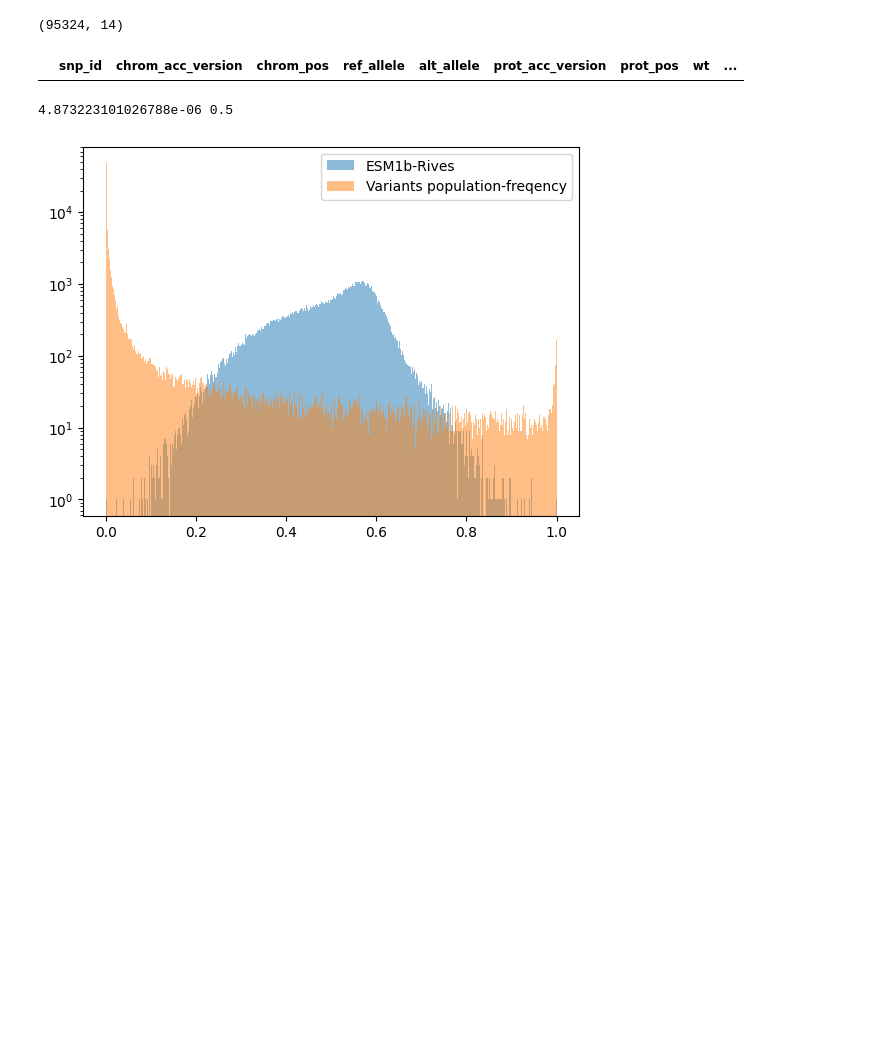
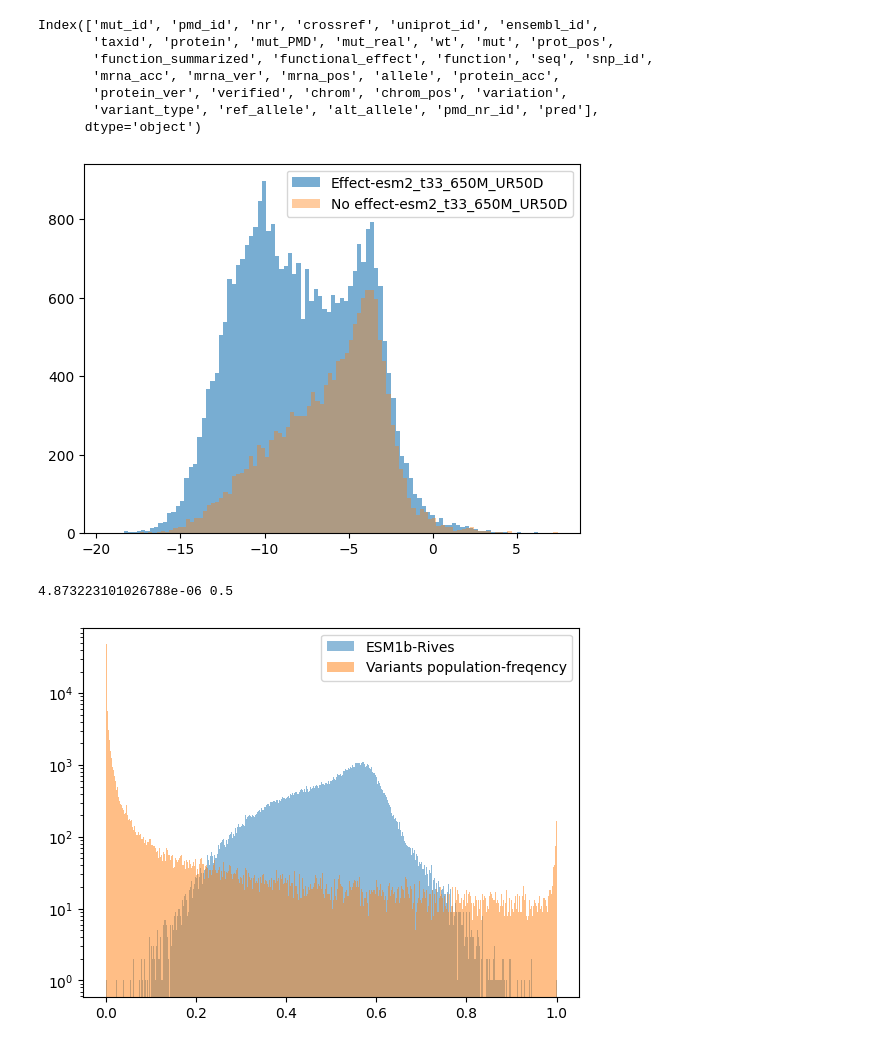
Before and after one commit to akabiraka/variant_effect_analysis, a Jupyter notebook: models/esm_rives/popu_freq_pred_analysis.ipynb, the cells around one changed output. Cells and saved outputs as stored; diff of their text form; code cells hidden in the pictures; blank space fills up the shorter version.

```diff
--- a/models/esm_rives/popu_freq_pred_analysis.ipynb
+++ b/models/esm_rives/popu_freq_pred_analysis.ipynb
@@ -13,14 +13,30 @@ from scipy.stats import spearmanr, pearsonr
 import matplotlib.pyplot as plt
 %matplotlib inline
 # %%
-model_name = "esm1b_t33_650M_UR50S"
+model_name = "esm2_t33_650M_UR50D"
 # result_df = pd.read_csv(home_dir+"models/esm_rives/outputs/predictions_esm1_t6_43M_UR50S.csv", sep="\t")
-result_df = pd.read_csv(home_dir+f"models/esm_rives/outputs/popu_freq_preds_{model_name}_(mt-wt).csv", sep="\t")
-print(result_df.shape)
-result_df[result_df["mt_freq"]==0.0]
+# result_df = pd.read_csv(home_dir+f"models/esm_rives/outputs/popu_freq_preds_{model_name}_(mt-wt).csv", sep="\t")
+result_df = pd.read_csv(home_dir+f"models/esm_rives/outputs/{model_name}/pmd/preds_esm2_t33_650M_UR50D.tsv", sep="\t")
+print(result_df.columns)
+
+effect = result_df[result_df["functional_effect"]=="Effect"]
+no_effect = result_df[result_df["functional_effect"]=="No-effect"]
+
+bins = 100 # 20, 100, 500
+plt.hist(effect["pred"], bins=bins, density=False, log=False, alpha=.6, label=f"Effect-{model_name}")
+plt.hist(no_effect["pred"], bins=bins, density=False, log=False, alpha=.4, label=f"No effect-{model_name}")
+
+plt.legend()
+plt.show()
 # %% [output]
-(95324, 14)
+Index(['mut_id', 'pmd_id', 'nr', 'crossref', 'uniprot_id', 'ensembl_id',
+       'taxid', 'protein', 'mut_PMD', 'mut_real', 'wt', 'mut', 'prot_pos',
+       'function_summarized', 'functional_effect', 'function', 'seq', 'snp_id',
+       'mrna_acc', 'mrna_ver', 'mrna_pos', 'allele', 'protein_acc',
+       'protein_ver', 'verified', 'chrom', 'chrom_pos', 'variation',
+       'variant_type', 'ref_allele', 'alt_allele', 'pmd_nr_id', 'pred'],
+      dtype='object')
-|  | snp_id | chrom_acc_version | chrom_pos | ref_allele | alt_allele | prot_acc_version | prot_pos | wt | ... |
+[figure, added]
 # %%
 # normalization effect check: does not effect in the rank correlation at all
 print(result_df["mt_freq"].min(), result_df["mt_freq"].max())
```
Also changed, not shown: 7 other files.
